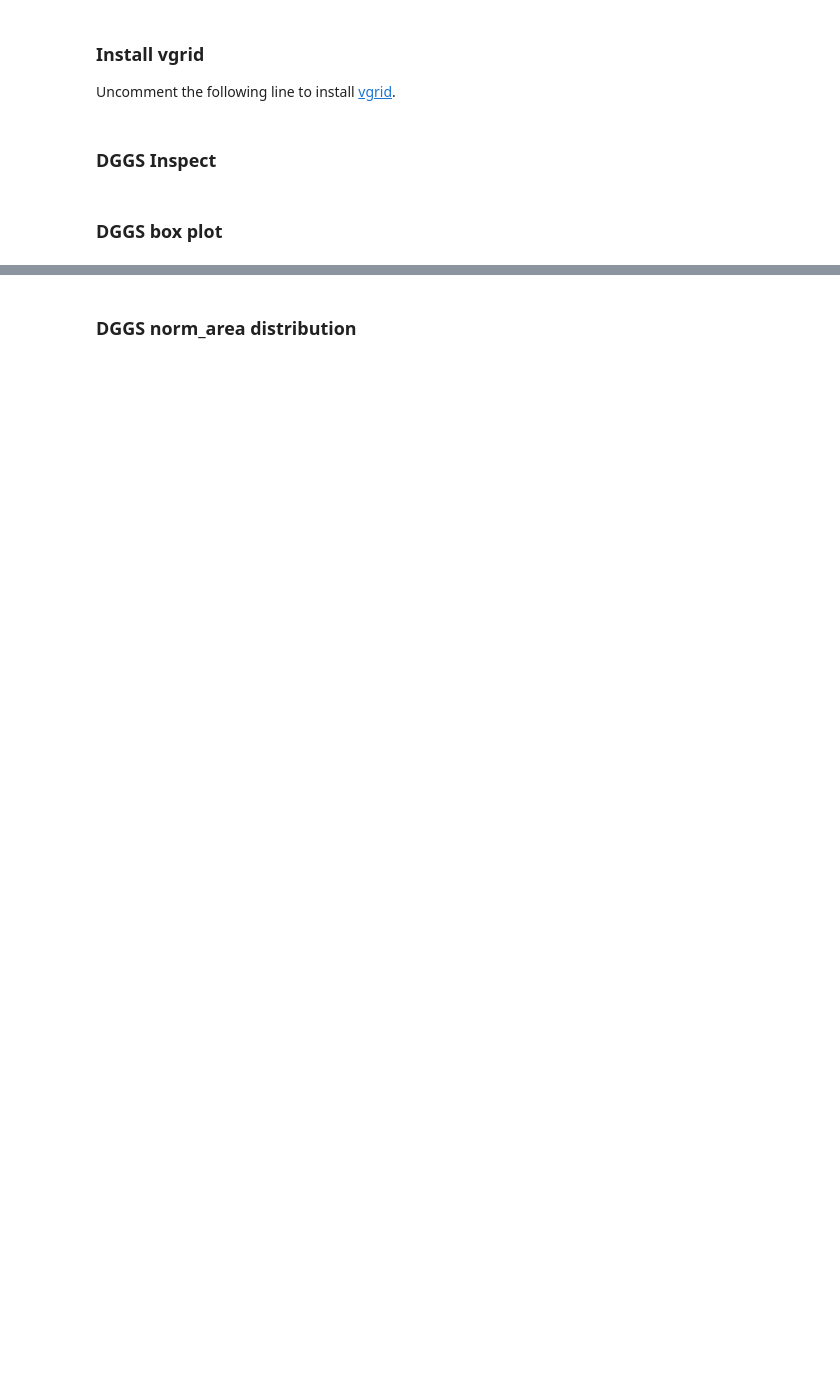
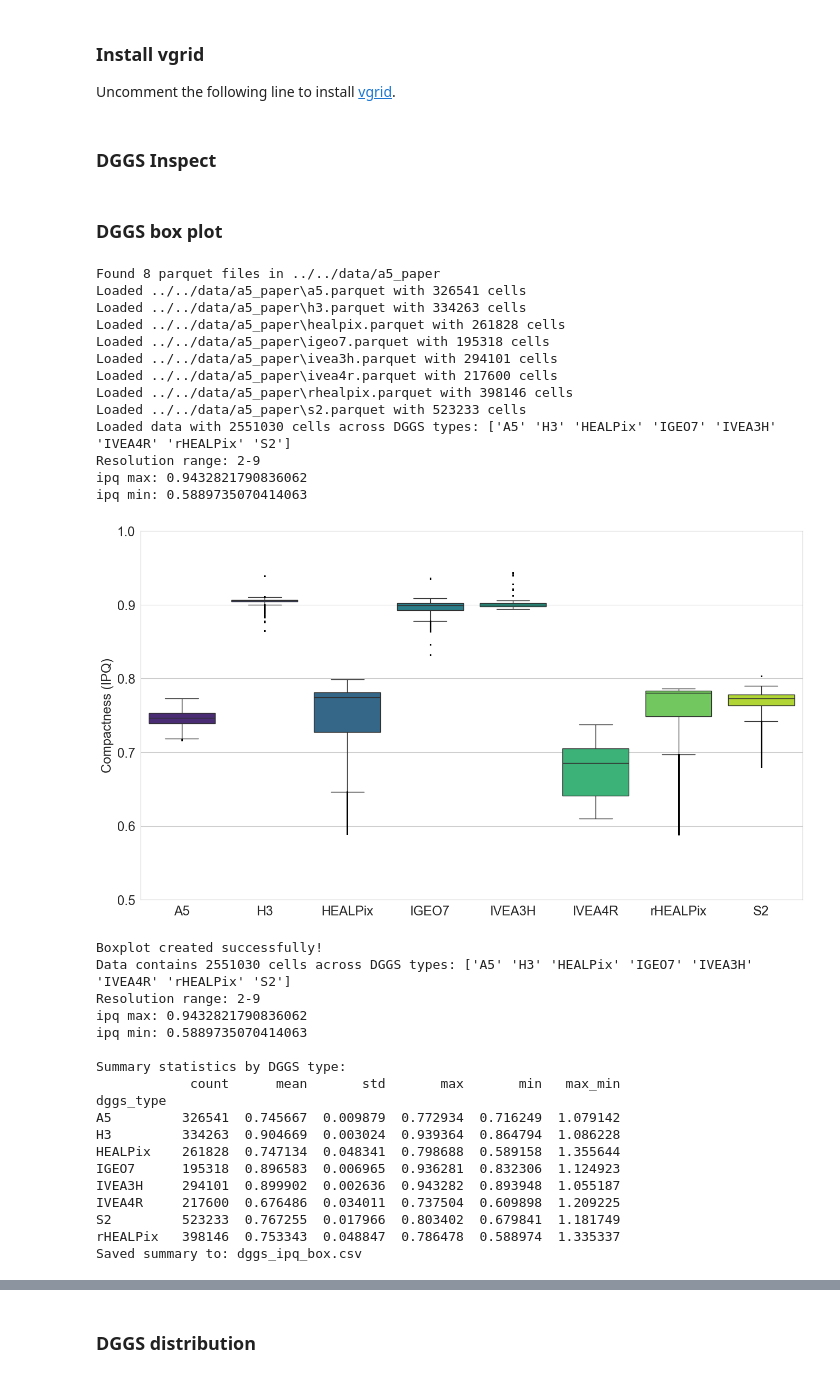
Before and after one commit to opengeoshub/vgrid, a Jupyter notebook: docs/notebooks/20_dggsinspect.ipynb, the cells around one changed output, grey strips where cells are left out. Saved outputs shown, nothing was run; the diff lists cells and outputs as text; code cells hidden in the pictures; blank space fills up the shorter version.

```diff
--- a/docs/notebooks/20_dggsinspect.ipynb
+++ b/docs/notebooks/20_dggsinspect.ipynb
@@ -30,5 +30,38 @@ dggsinspect()
 # %%
 from vgrid.stats.dggsstats import dggsboxplot
 
-dggs_parquet_folder = "../../data/dggs"
-dggsboxplot(dggs_parquet_folder, y_column="cvh")
+dggs_parquet_folder = "../../data/a5_paper"
+dggsboxplot(dggs_parquet_folder, y_column="ipq", x_rotation=0)
+# %% [output]
+Found 8 parquet files in ../../data/a5_paper
+Loaded ../../data/a5_paper\a5.parquet with 326541 cells
+Loaded ../../data/a5_paper\h3.parquet with 334263 cells
+Loaded ../../data/a5_paper\healpix.parquet with 261828 cells
+Loaded ../../data/a5_paper\igeo7.parquet with 195318 cells
+Loaded ../../data/a5_paper\ivea3h.parquet with 294101 cells
+Loaded ../../data/a5_paper\ivea4r.parquet with 217600 cells
+Loaded ../../data/a5_paper\rhealpix.parquet with 398146 cells
+Loaded ../../data/a5_paper\s2.parquet with 523233 cells
+Loaded data with 2551030 cells across DGGS types: ['A5' 'H3' 'HEALPix' 'IGEO7' 'IVEA3H' 'IVEA4R' 'rHEALPix' 'S2']
+Resolution range: 2-9
+ipq max: 0.9432821790836062
+ipq min: 0.5889735070414063
+[figure, added]
+Boxplot created successfully!
+Data contains 2551030 cells across DGGS types: ['A5' 'H3' 'HEALPix' 'IGEO7' 'IVEA3H' 'IVEA4R' 'rHEALPix' 'S2']
+Resolution range: 2-9
+ipq max: 0.9432821790836062
+ipq min: 0.5889735070414063
+
+Summary statistics by DGGS type:
+            count      mean       std       max       min   max_min
+dggs_type
+A5         326541  0.745667  0.009879  0.772934  0.716249  1.079142
+H3         334263  0.904669  0.003024  0.939364  0.864794  1.086228
+HEALPix    261828  0.747134  0.048341  0.798688  0.589158  1.355644
+IGEO7      195318  0.896583  0.006965  0.936281  0.832306  1.124923
+IVEA3H     294101  0.899902  0.002636  0.943282  0.893948  1.055187
+IVEA4R     217600  0.676486  0.034011  0.737504  0.609898  1.209225
+S2         523233  0.767255  0.017966  0.803402  0.679841  1.181749
+rHEALPix   398146  0.753343  0.048847  0.786478  0.588974  1.335337
+Saved summary to: dggs_ipq_box.csv
@@ -35,3 +78,3 @@ dggsboxplot(dggs_parquet_folder, y_column="cvh")
 # %% [markdown]
-### DGGS norm_area distribution
+### DGGS distribution
 # %%
```
Also changed, not shown: parts of 2 cells of this notebook, 5 other files.
